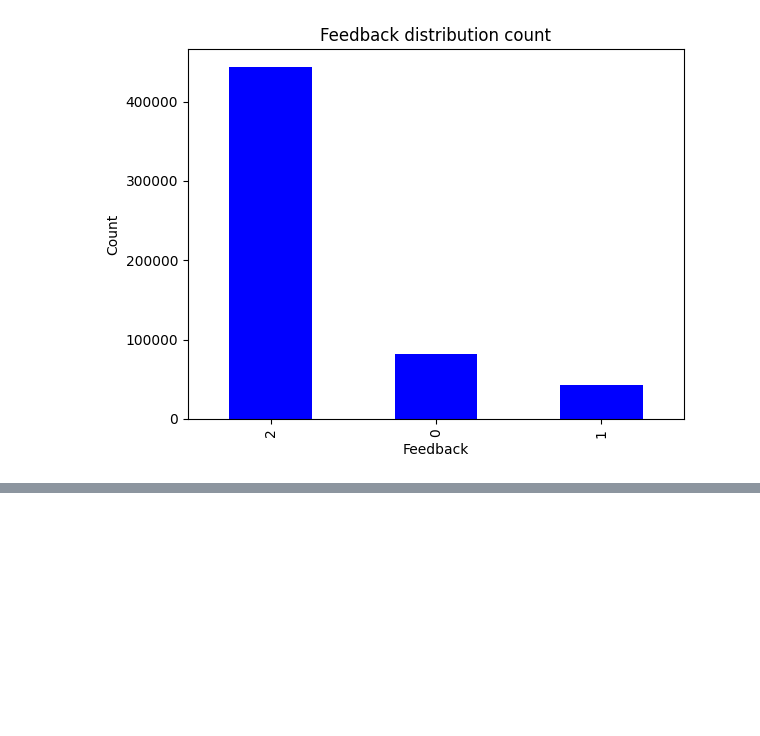
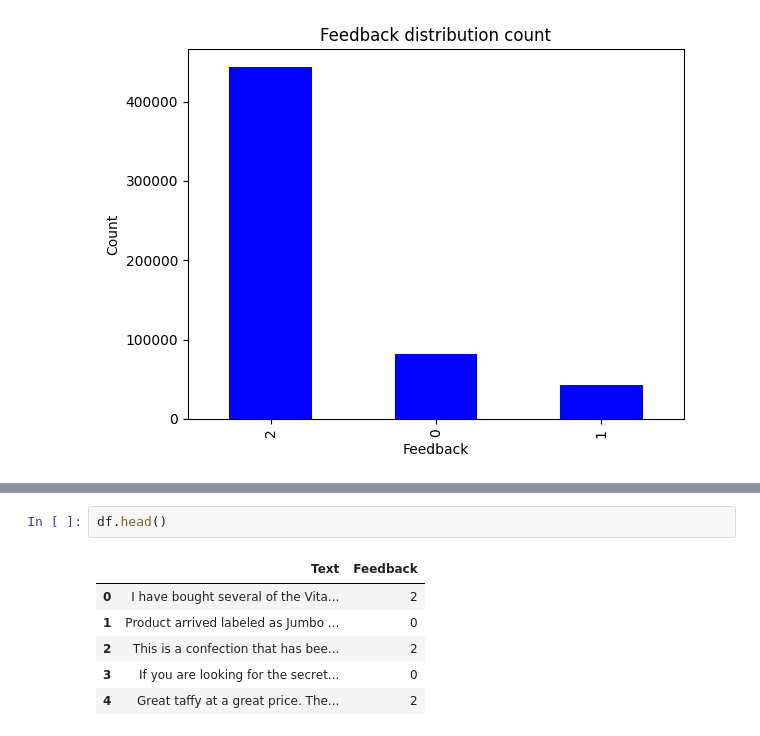
Before and after one commit to SAYANGHOSH2002/Customer-Sentiment-Analysis, a Jupyter notebook: Customer_Sentiment_Analysis.ipynb, the cells around one changed output, grey strips where cells are left out. Saved outputs shown, nothing was run; the diff lists cells and outputs as text; blank space fills up the shorter version.

```diff
--- a/Customer_Sentiment_Analysis.ipynb
+++ b/Customer_Sentiment_Analysis.ipynb
@@ -264,0 +240,9 @@ unique_positive = " ".join(unique_positive)
+# %%
+df.head()
+# %% [output]
+|  | Text | Feedback |
+| 0 | I have bought several of the Vita... | 2 |
+| 1 | Product arrived labeled as Jumbo ... | 0 |
+| 2 | This is a confection that has bee... | 2 |
+| 3 | If you are looking for the secret... | 0 |
+| 4 | Great taffy at a great price. The... | 2 |
```
Also changed, not shown: parts of 21 cells of this notebook.
